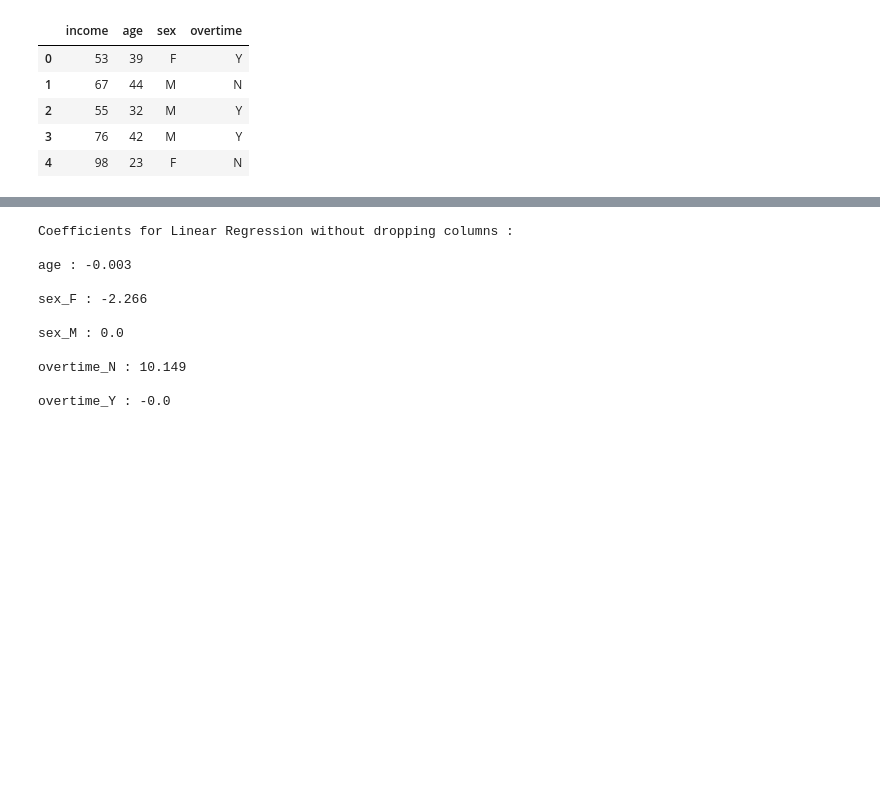
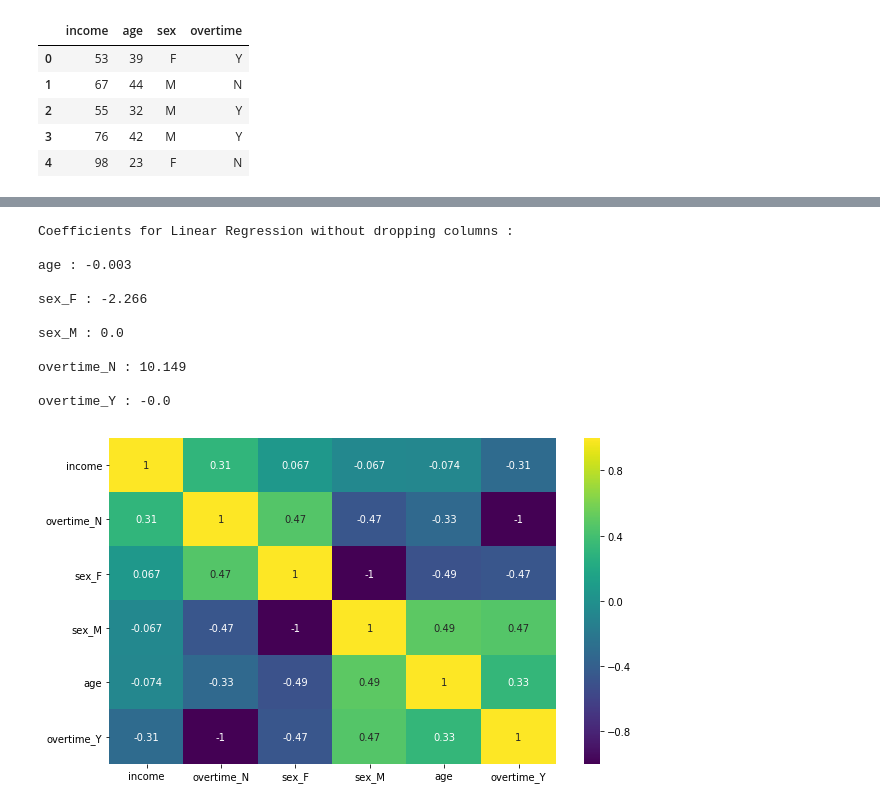
Before and after one commit to shailendrajain2892/GA_DSMP_5Jan2019, a Jupyter notebook: 13_categorical_multicolinearity.ipynb, the cells around one changed output, grey strips where cells are left out. Saved outputs shown, nothing was run; the diff lists cells and outputs as text; code cells hidden in the pictures; blank space fills up the shorter version.

```diff
--- a/13_categorical_multicolinearity.ipynb
+++ b/13_categorical_multicolinearity.ipynb
@@ -72,19 +109,27 @@ overtime_Y : -10.922
 # %%
 lasso_reg = Lasso(alpha=0.1)
 # %%
-lasso_coeff_not_dropping_one_col = encode_cat_var_fit_model(df, df_cat, catVars, target, lasso_reg, drop_one_col=0)
+lasso_coeff_not_dropping_one_col = encode_cat_var_fit_model(df,
+                                                            df_cat,
+                                                            catVars,
+                                                            target,
+                                                            lasso_reg,
+                                                            drop_one_col=0,
+                                                            plot_corr=1,
+                                                            target_col=target_col)
 print('Coefficients for Linear Regression without dropping columns : \n')
 for key, value in lasso_coeff_not_dropping_one_col.items():
     print (key, ':', round(value, 3), '\n')
 # %% [output]
 Coefficients for Linear Regression without dropping columns :
 
 age : -0.003
 
 sex_F : -2.266
 
 sex_M : 0.0
 
 overtime_N : 10.149
 
 overtime_Y : -0.0
+[figure, added]
```
Also changed, not shown: parts of 9 cells of this notebook, 1 other file.
